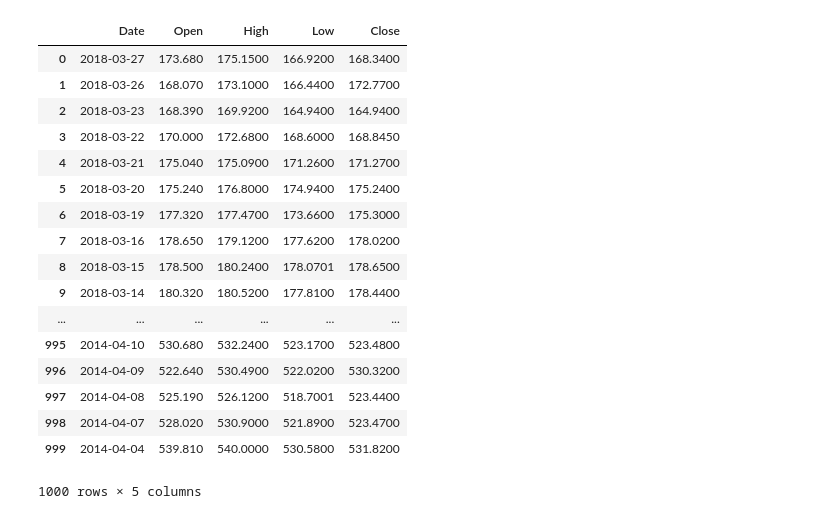
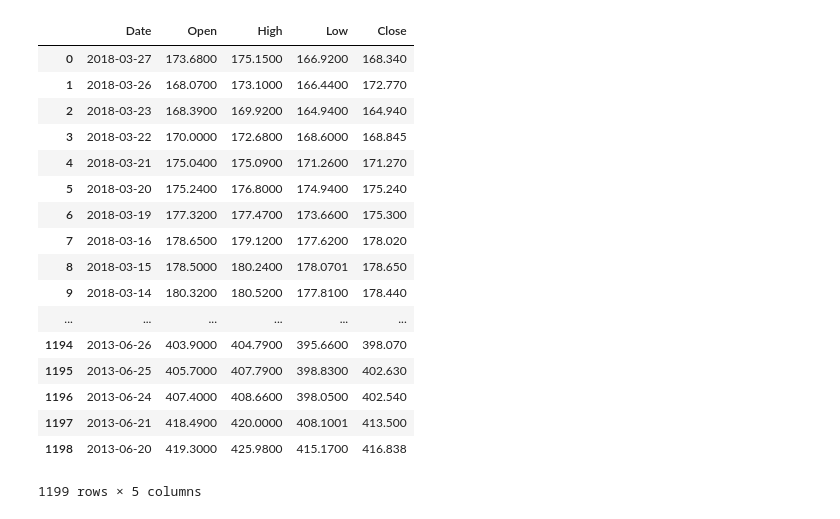
Before and after one commit to hector-moreno/datamad0119, a Jupyter notebook: module-1/web-project/your-code/web-project.ipynb, the cells around one changed output. Cells and saved outputs as stored; diff of their text form; code cells hidden in the pictures.

```diff
--- a/module-1/web-project/your-code/web-project.ipynb
+++ b/module-1/web-project/your-code/web-project.ipynb
@@ -11,7 +11,7 @@ from bs4 import BeautifulSoup
 # proporcionada por la documentación de la API: https://rickandmortyapi.com/documentation
 url = 'https://www.quandl.com/api/v3/datasets/WIKI/AAPL.json'
 # %%
-response = requests.get(url, verify=False)
+response = requests.get(url)
 results = response.json()
 results
 # %% [output]
@@ -35,41 +35,41 @@ results
 # %%
 ["Date","Open","High","Low","Close","Volume","Ex-Dividend","Split Ratio","Adj. Open","Adj. High","Adj. Low","Adj. Close","Adj. Volume"]
 data = pd.DataFrame(results)
 datel = []
 openl = []
 highl = []
 lowl = []
 closel = []
 resultl = []
 
-for list in data['dataset'][3][:1000]:
+for list in data['dataset'][3][:1199]:
     datel.append(list[0])
     openl.append(list[1])
     highl.append(list[2])
     lowl.append(list[3])
     closel.append(list[4])
 
 
 df = pd.DataFrame({'Date': datel, 'Open' : openl, 'High' : highl, 'Low' : lowl, 'Close' : closel})
 
 df
 # %% [output]
 |  | Date | Open | High | Low | Close |
-| 0 | 2018-03-27 | 173.680 | 175.1500 | 166.9200 | 168.3400 |
-| 1 | 2018-03-26 | 168.070 | 173.1000 | 166.4400 | 172.7700 |
-| 2 | 2018-03-23 | 168.390 | 169.9200 | 164.9400 | 164.9400 |
-| 3 | 2018-03-22 | 170.000 | 172.6800 | 168.6000 | 168.8450 |
-| 4 | 2018-03-21 | 175.040 | 175.0900 | 171.2600 | 171.2700 |
-| 5 | 2018-03-20 | 175.240 | 176.8000 | 174.9400 | 175.2400 |
-| 6 | 2018-03-19 | 177.320 | 177.4700 | 173.6600 | 175.3000 |
-| 7 | 2018-03-16 | 178.650 | 179.1200 | 177.6200 | 178.0200 |
-| 8 | 2018-03-15 | 178.500 | 180.2400 | 178.0701 | 178.6500 |
-| 9 | 2018-03-14 | 180.320 | 180.5200 | 177.8100 | 178.4400 |
+| 0 | 2018-03-27 | 173.6800 | 175.1500 | 166.9200 | 168.340 |
+| 1 | 2018-03-26 | 168.0700 | 173.1000 | 166.4400 | 172.770 |
+| 2 | 2018-03-23 | 168.3900 | 169.9200 | 164.9400 | 164.940 |
+| 3 | 2018-03-22 | 170.0000 | 172.6800 | 168.6000 | 168.845 |
+| 4 | 2018-03-21 | 175.0400 | 175.0900 | 171.2600 | 171.270 |
+| 5 | 2018-03-20 | 175.2400 | 176.8000 | 174.9400 | 175.240 |
+| 6 | 2018-03-19 | 177.3200 | 177.4700 | 173.6600 | 175.300 |
+| 7 | 2018-03-16 | 178.6500 | 179.1200 | 177.6200 | 178.020 |
+| 8 | 2018-03-15 | 178.5000 | 180.2400 | 178.0701 | 178.650 |
+| 9 | 2018-03-14 | 180.3200 | 180.5200 | 177.8100 | 178.440 |
 | ... | ... | ... | ... | ... | ... |
-| 995 | 2014-04-10 | 530.680 | 532.2400 | 523.1700 | 523.4800 |
-| 996 | 2014-04-09 | 522.640 | 530.4900 | 522.0200 | 530.3200 |
-| 997 | 2014-04-08 | 525.190 | 526.1200 | 518.7001 | 523.4400 |
-| 998 | 2014-04-07 | 528.020 | 530.9000 | 521.8900 | 523.4700 |
-| 999 | 2014-04-04 | 539.810 | 540.0000 | 530.5800 | 531.8200 |
+| 1194 | 2013-06-26 | 403.9000 | 404.7900 | 395.6600 | 398.070 |
+| 1195 | 2013-06-25 | 405.7000 | 407.7900 | 398.8300 | 402.630 |
+| 1196 | 2013-06-24 | 407.4000 | 408.6600 | 398.0500 | 402.540 |
+| 1197 | 2013-06-21 | 418.4900 | 420.0000 | 408.1001 | 413.500 |
+| 1198 | 2013-06-20 | 419.3000 | 425.9800 | 415.1700 | 416.838 |
-1000 rows × 5 columns
+1199 rows × 5 columns
 # %%
```
Also changed, not shown: parts of 4 cells of this notebook.
